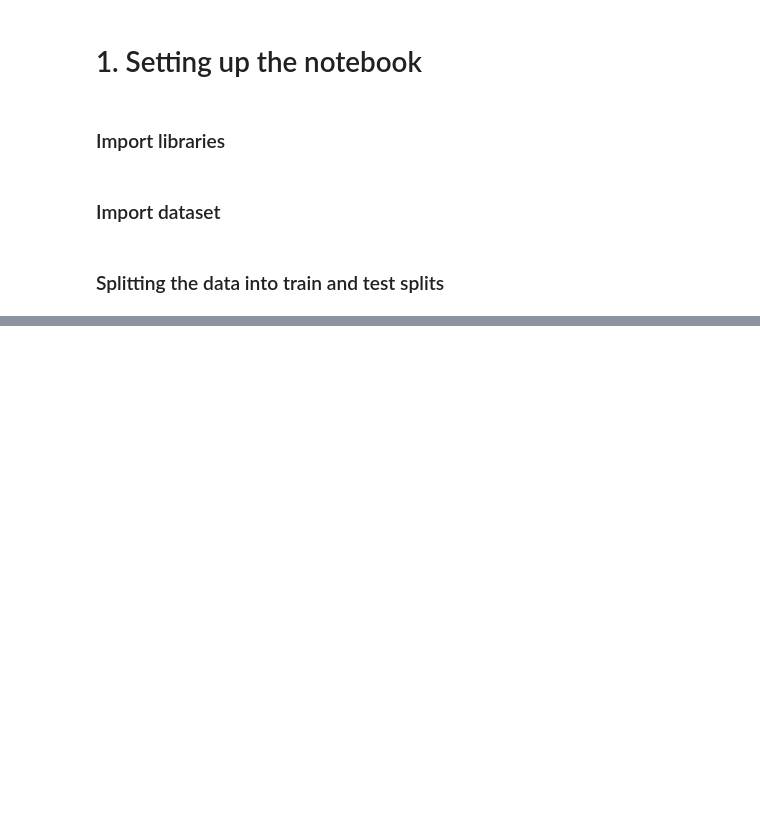
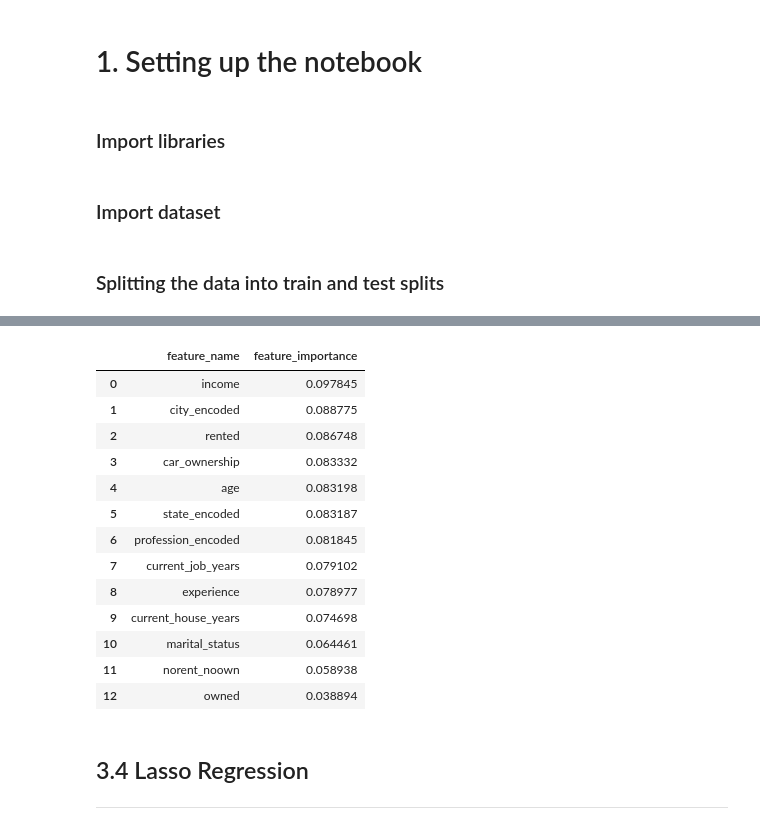
Before and after one commit to jonjonnyjonjon/dm-g3t3, a Jupyter notebook: Preprocessing variations/Keith - RandomForests.ipynb, the cells around one changed output, grey strips where cells are left out. Cells and saved outputs as stored; diff of their text form; code cells hidden in the pictures; blank space fills up the shorter version.

```diff
--- a/Preprocessing variations/Keith - RandomForests.ipynb
+++ b/Preprocessing variations/Keith - RandomForests.ipynb
@@ -92,0 +155,7 @@ x_test = data_preprocessing(x_test, y_test)
+# %%
+from xgboost import XGBClassifier
+
+xgb = XGBClassifier(use_label_encoder=False,
+                    random_state=2021)
+
+xgb.fit(x_train, y_train)
@@ -92,0 +173,21 @@ x_test = data_preprocessing(x_test, y_test)
+# %%
+feat_impt_df = retrieve_feature_importance(xgb.feature_importances_, x_train.columns)
+feat_impt_df
+# %% [output]
+|  | feature_name | feature_importance |
+| 0 | income | 0.097845 |
+| 1 | city_encoded | 0.088775 |
+| 2 | rented | 0.086748 |
+| 3 | car_ownership | 0.083332 |
+| 4 | age | 0.083198 |
+| 5 | state_encoded | 0.083187 |
+| 6 | profession_encoded | 0.081845 |
+| 7 | current_job_years | 0.079102 |
+| 8 | experience | 0.078977 |
+| 9 | current_house_years | 0.074698 |
+| 10 | marital_status | 0.064461 |
+| 11 | norent_noown | 0.058938 |
+| 12 | owned | 0.038894 |
+# %% [markdown]
+## 3.4 Lasso Regression
+---
```
Also changed, not shown: parts of 20 cells of this notebook, 2 other files.
